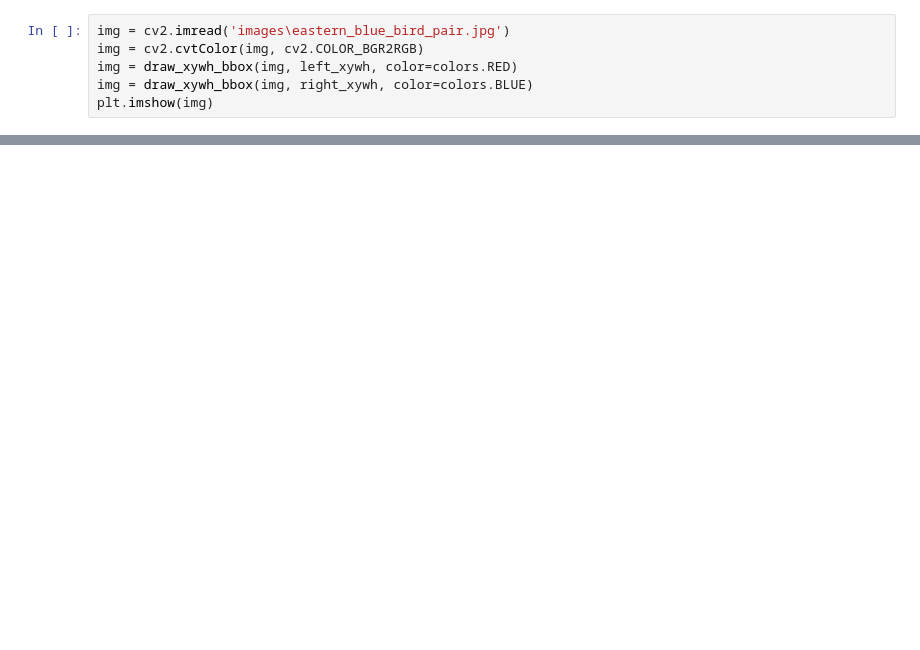
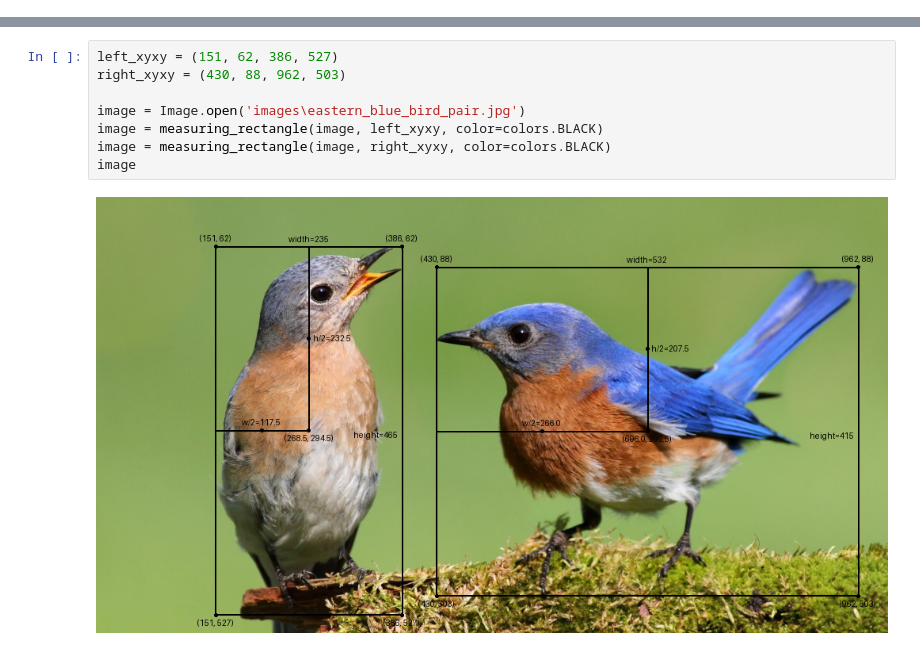
Before and after one commit to Oleg42-prog/scrolls, a Jupyter notebook: birds.ipynb, the cells around one changed output, grey strips where cells are left out. Drawn from its saved outputs; the diff is of its cells as text; blank space fills up the shorter version.

Commit message:
Add bird measurements

```diff
--- a/birds.ipynb
+++ b/birds.ipynb
@@ -9,6 +0,0 @@ right_xywh = (430, 88, 532, 415)
-# %%
-img = cv2.imread('images\eastern_blue_bird_pair.jpg')
-img = cv2.cvtColor(img, cv2.COLOR_BGR2RGB)
-img = draw_xywh_bbox(img, left_xywh, color=colors.RED)
-img = draw_xywh_bbox(img, right_xywh, color=colors.BLUE)
-plt.imshow(img)
@@ -155,0 +62,10 @@ set(all) - set(implementations)
+# %%
+left_xyxy = (151, 62, 386, 527)
+right_xyxy = (430, 88, 962, 503)
+
+image = Image.open('images\eastern_blue_bird_pair.jpg')
+image = measuring_rectangle(image, left_xyxy, color=colors.BLACK)
+image = measuring_rectangle(image, right_xyxy, color=colors.BLACK)
+image
+# %% [output]
+[figure, added]
```
Also changed, not shown: parts of 9 cells of this notebook.
